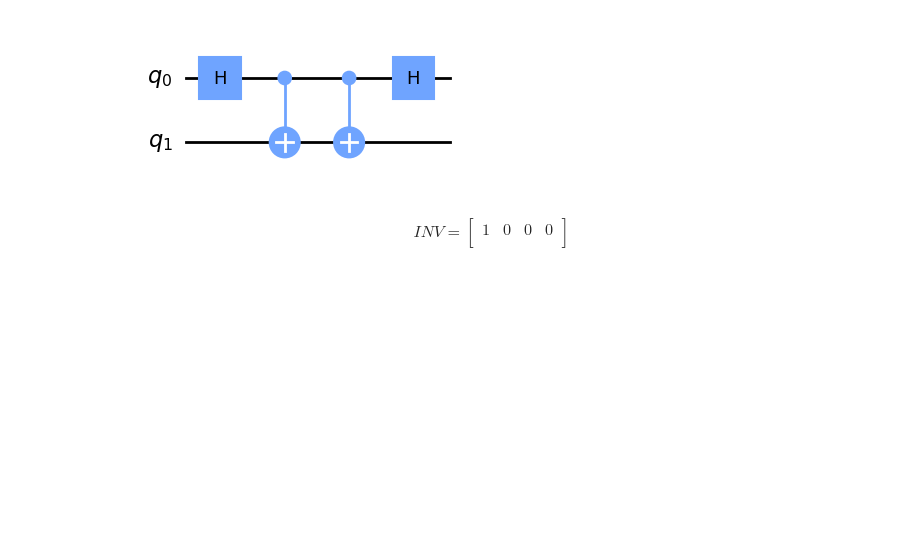
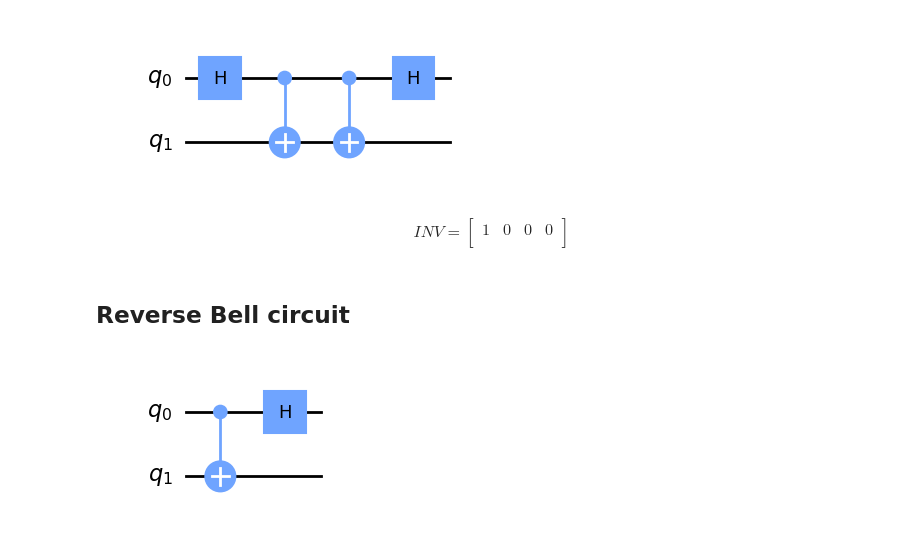
Before and after one commit to EmmanueleVilla/quantum_computing, a Jupyter notebook: Colab_10a_Gli_stati_di_Bell.ipynb, the cells around one changed output. Drawn from its saved outputs; the diff is of its cells as text; code cells hidden in the pictures; blank space fills up the shorter version.

```diff
--- a/Colab_10a_Gli_stati_di_Bell.ipynb
+++ b/Colab_10a_Gli_stati_di_Bell.ipynb
@@ -117,3 +117,12 @@ INV=
 1 & 0 & 0 & 0  \\
  \end{bmatrix}
 $$
+# %% [markdown]
+## Reverse Bell circuit
+# %%
+qc = QuantumCircuit(2)
+qc.cx(0, 1)
+qc.h(0)
+qc.draw(output="mpl")
+# %% [output]
+[figure, added]
```
Also changed, not shown: parts of 12 cells of this notebook.
